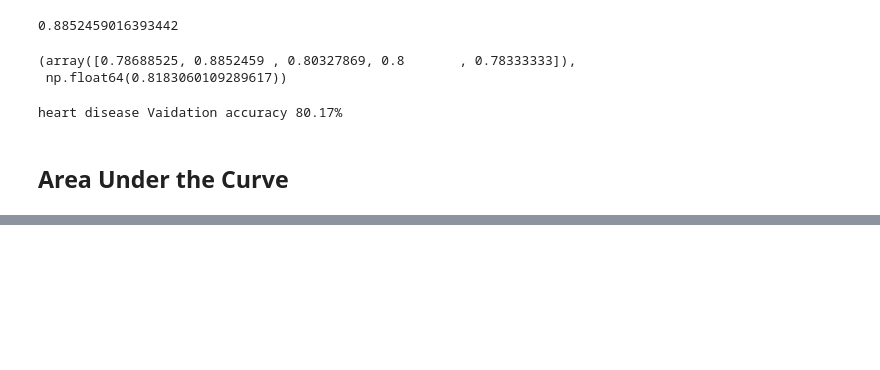
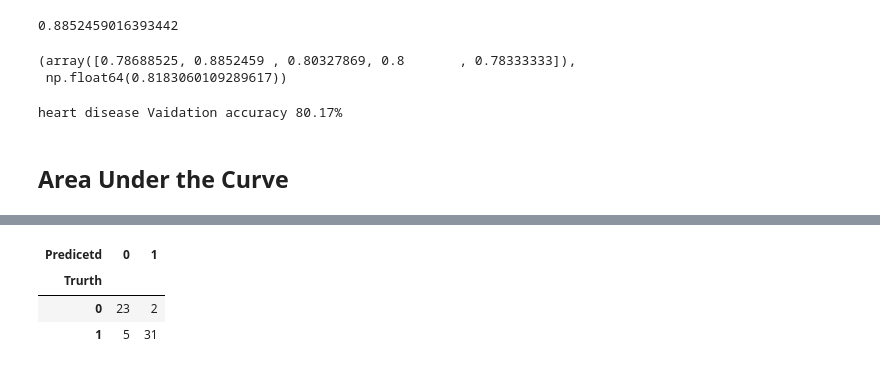
Before and after one commit to MuhammadRehanKhalid/Ehunar_ML_AI, a Jupyter notebook: M_10_Evaluating_ML_Model.ipynb, the cells around one changed output, grey strips where cells are left out. Cells and saved outputs as stored; diff of their text form; code cells hidden in the pictures; blank space fills up the shorter version.

```diff
--- a/M_10_Evaluating_ML_Model.ipynb
+++ b/M_10_Evaluating_ML_Model.ipynb
@@ -148,0 +196,12 @@ fpr, tpr, threshold
+# %%
+len(y_test)
+
+pd.crosstab(y_test,
+            y_ppredic,
+           rownames= ['Trurth'],
+           colnames= ['Predicetd'])
+# %% [output]
+| Predicetd | 0 | 1 |
+| Trurth |  |  |
+| 0 | 23 | 2 |
+| 1 | 5 | 31 |
```
Also changed, not shown: parts of 13 cells of this notebook.
